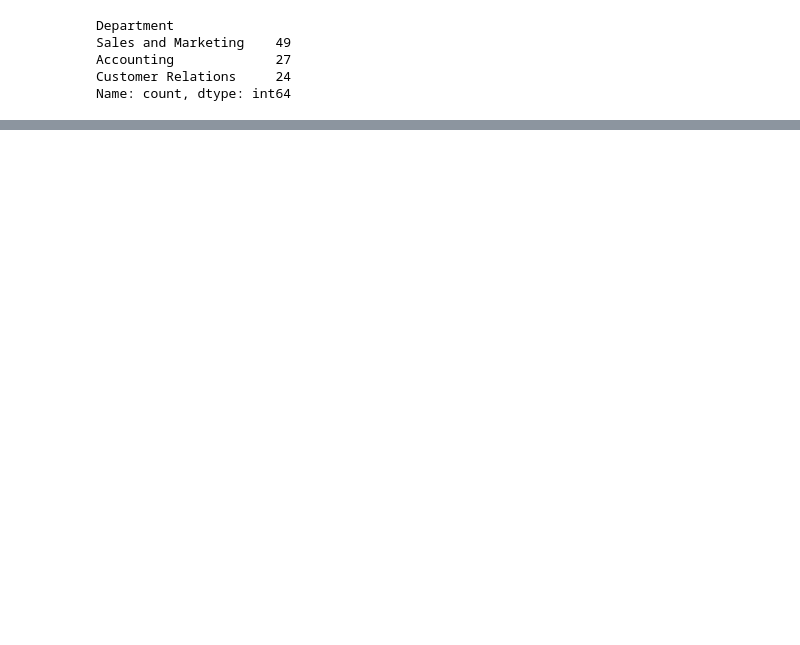
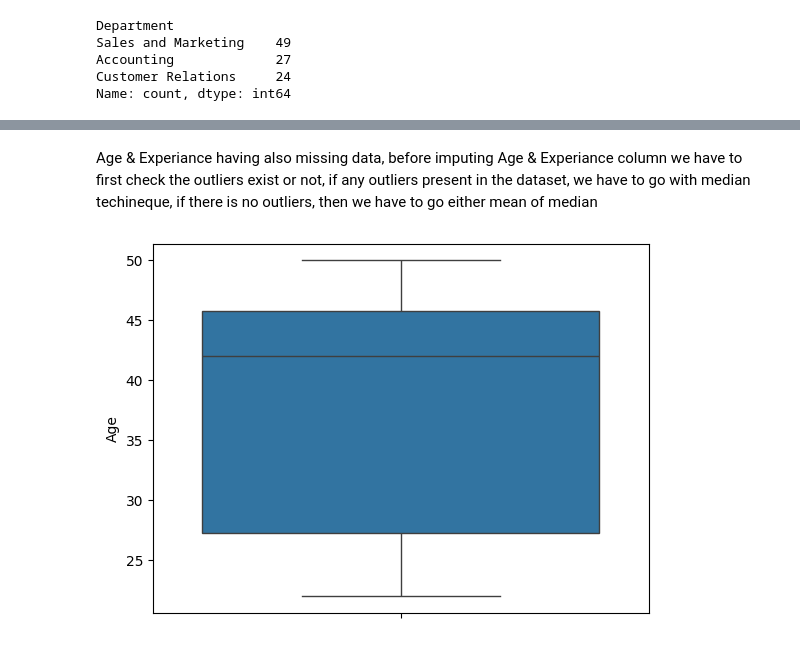
Before and after one commit to jayshankar15/EDA, a Jupyter notebook: Notebook/EDA.ipynb, the cells around one changed output, grey strips where cells are left out. Cells and saved outputs as stored; diff of their text form; code cells hidden in the pictures; blank space fills up the shorter version.

```diff
--- a/Notebook/EDA.ipynb
+++ b/Notebook/EDA.ipynb
@@ -97,0 +111,7 @@ Name: count, dtype: int64
+# %% [markdown]
+Age & Experiance having also missing data, before imputing Age & Experiance column we have to first check the outliers exist or not, if any outliers present in the dataset, we have to go with median techineque, if there is no outliers, then we have to go either mean of median
+# %%
+sns.boxplot(y='Age', data = data)
+plt.show()
+# %% [output]
+[figure, added]
```
Also changed, not shown: parts of 29 cells of this notebook.
